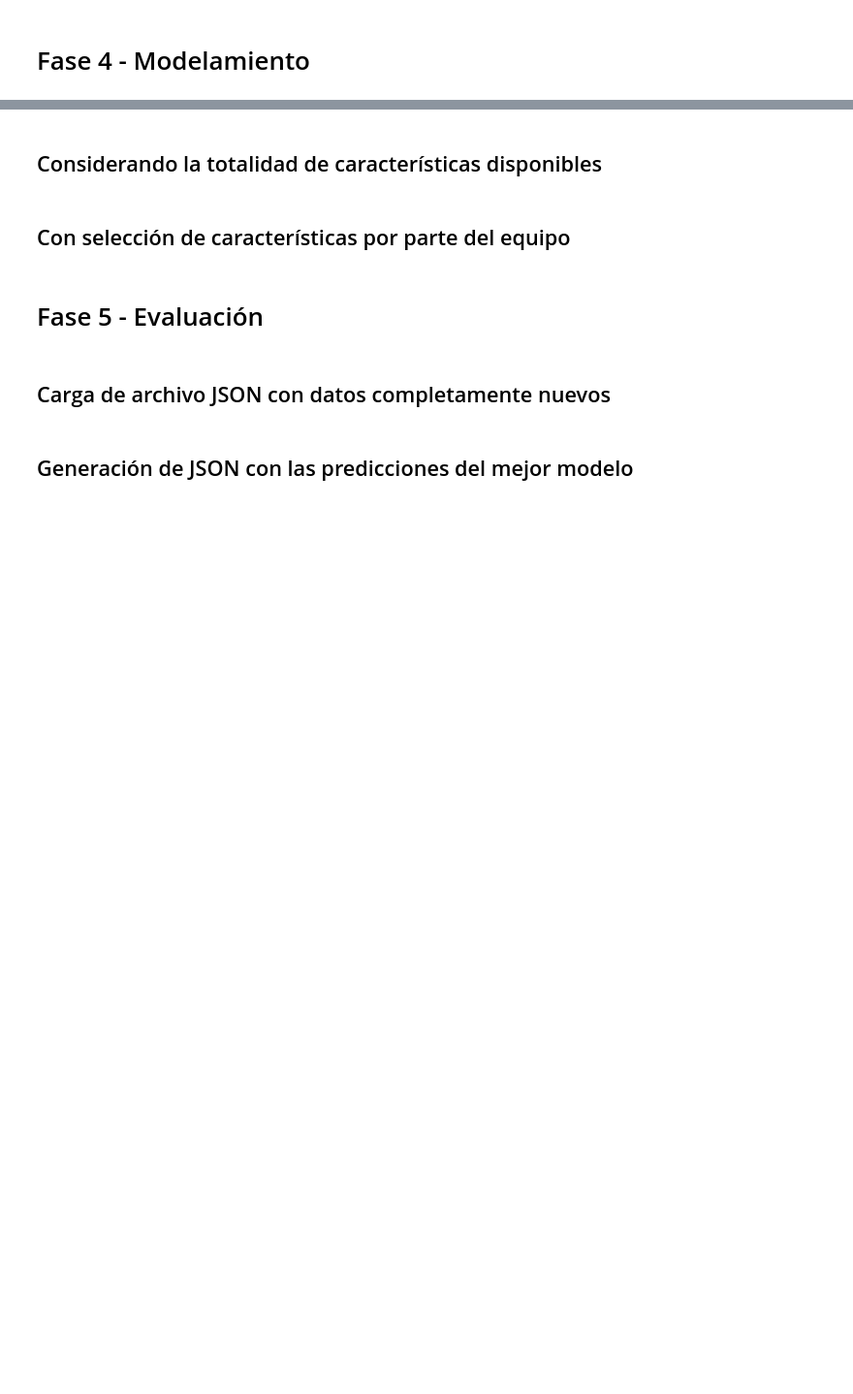
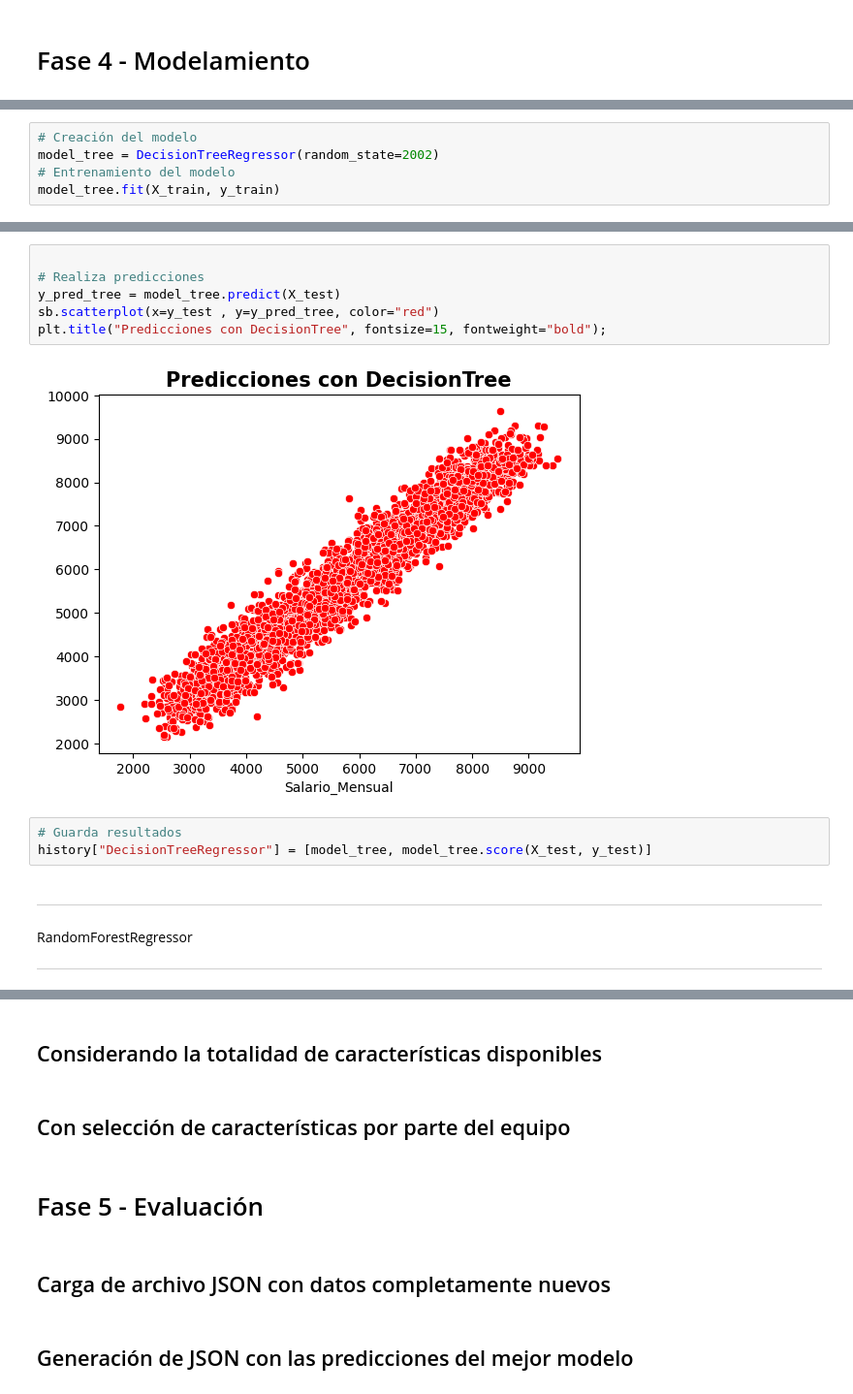
Before and after one commit to kotonitro/Inteligencia_Artificial_UBB, a Jupyter notebook: Certamen_2/620454_Base_E2_Regresion.ipynb, the cells around one changed output, grey strips where cells are left out. Shown at 97% size. Cells and saved outputs as stored; diff of their text form; blank space fills up the shorter version.

```diff
--- a/Certamen_2/620454_Base_E2_Regresion.ipynb
+++ b/Certamen_2/620454_Base_E2_Regresion.ipynb
@@ -278,0 +329,5 @@ X_train, X_test, y_train, y_test = train_test_split(X, y, test_size=0.33, random
+# %%
+# Creación del modelo
+model_tree = DecisionTreeRegressor(random_state=2002)
+# Entrenamiento del modelo
+model_tree.fit(X_train, y_train)
@@ -278,0 +359,16 @@ X_train, X_test, y_train, y_test = train_test_split(X, y, test_size=0.33, random
+# %%
+
+# Realiza predicciones
+y_pred_tree = model_tree.predict(X_test)
+sb.scatterplot(x=y_test , y=y_pred_tree, color="red")
+plt.title("Predicciones con DecisionTree", fontsize=15, fontweight="bold");
+# %% [output]
+[figure, added]
+# %%
+# Guarda resultados
+history["DecisionTreeRegressor"] = [model_tree, model_tree.score(X_test, y_test)]
+# %% [markdown]
+---
+RandomForestRegressor
+
+---
```
Also changed, not shown: parts of 26 cells of this notebook.
